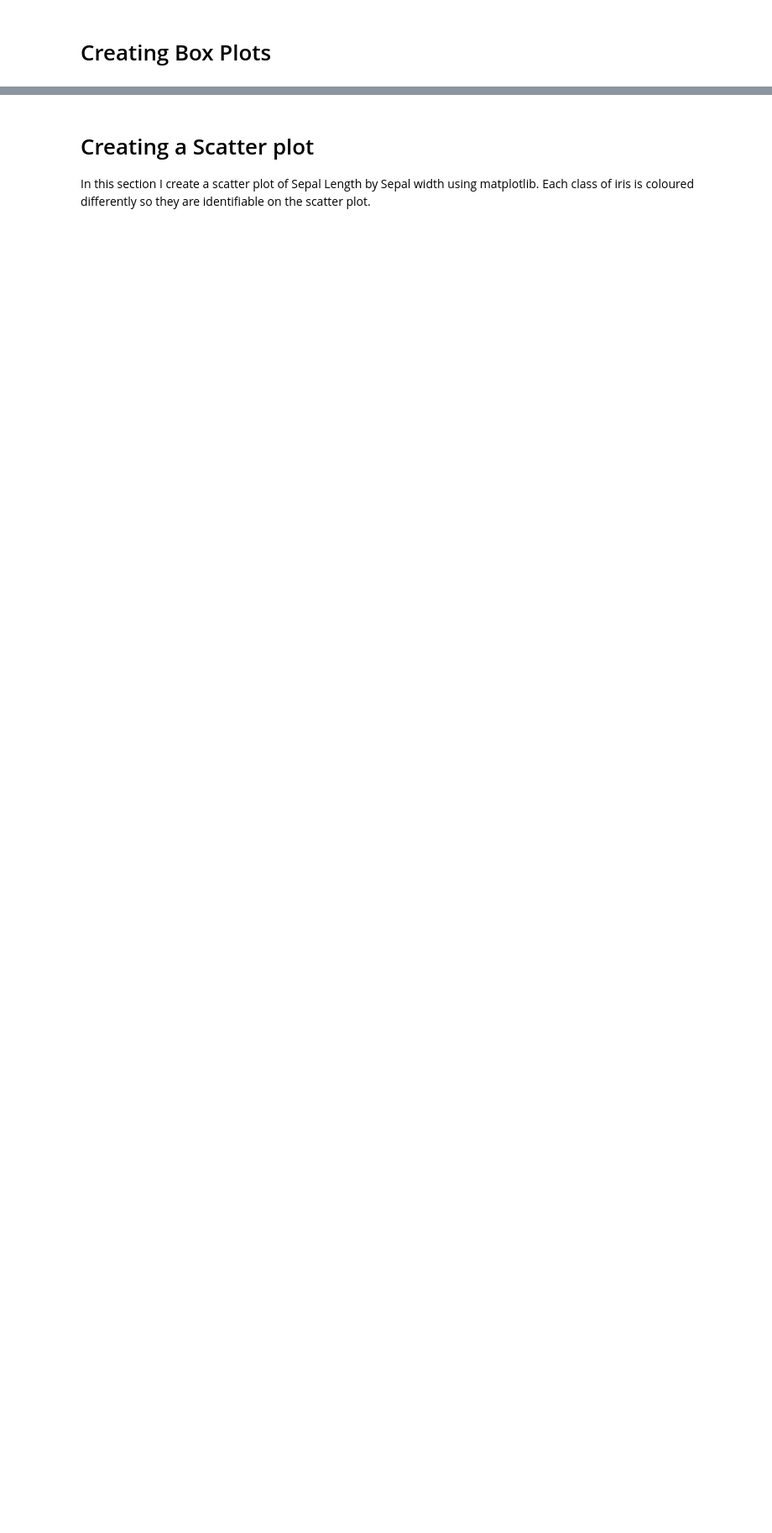
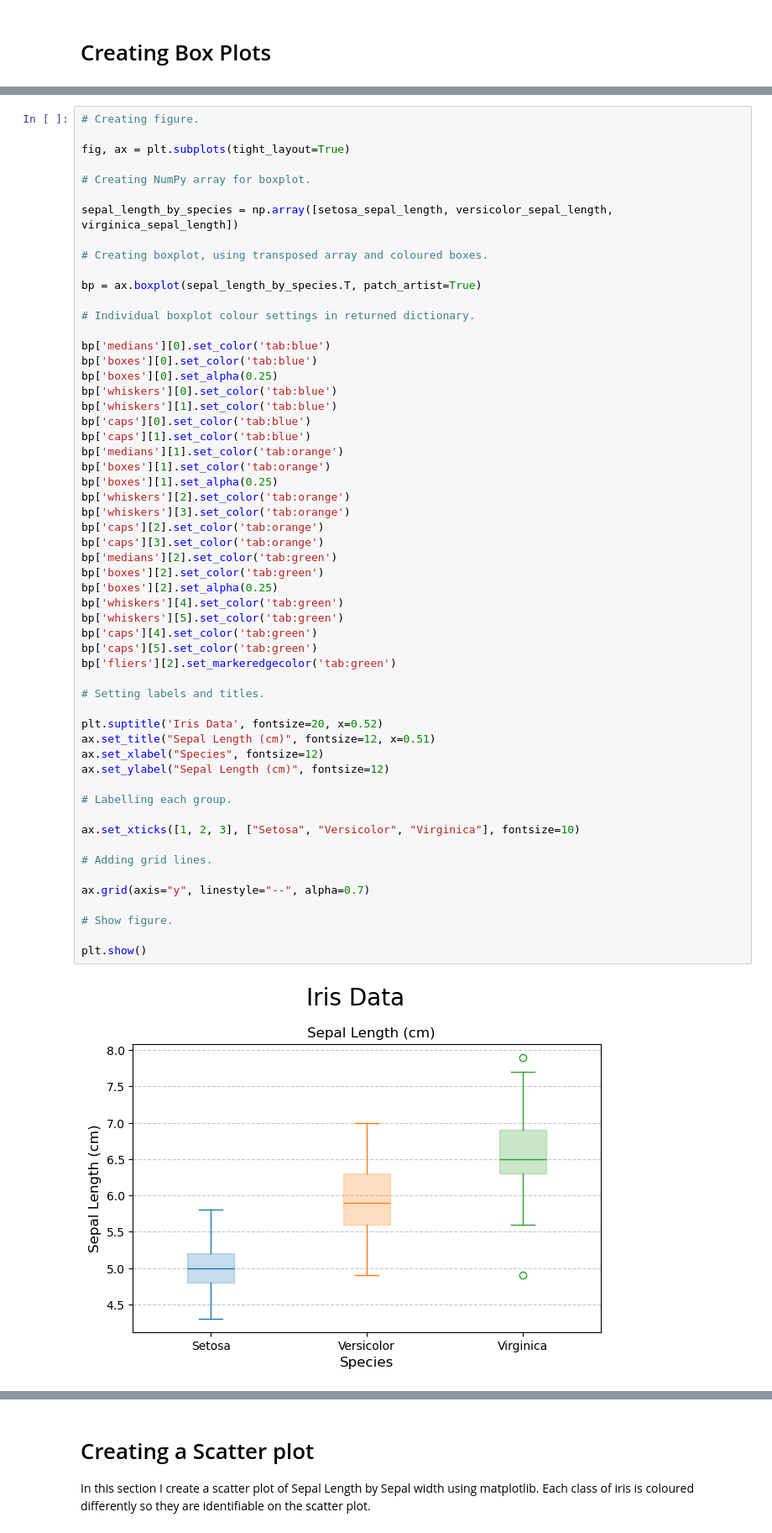
Before and after one commit to CeamanCollins/pands-project, a Jupyter notebook: analysis.ipynb, the cells around one changed output, grey strips where cells are left out. Shown at 84% size. Cells and saved outputs as stored; diff of their text form; blank space fills up the shorter version.

```diff
--- a/analysis.ipynb
+++ b/analysis.ipynb
@@ -261,0 +364,58 @@ plt.show()
+# %%
+# Creating figure.
+
+fig, ax = plt.subplots(tight_layout=True)
+
+# Creating NumPy array for boxplot.
+
+sepal_length_by_species = np.array([setosa_sepal_length, versicolor_sepal_length, virginica_sepal_length])
+
+# Creating boxplot, using transposed array and coloured boxes.
+
+bp = ax.boxplot(sepal_length_by_species.T, patch_artist=True)
+
+# Individual boxplot colour settings in returned dictionary.
+
+bp['medians'][0].set_color('tab:blue')
+bp['boxes'][0].set_color('tab:blue')
+bp['boxes'][0].set_alpha(0.25)
+bp['whiskers'][0].set_color('tab:blue')
+bp['whiskers'][1].set_color('tab:blue')
+bp['caps'][0].set_color('tab:blue')
+bp['caps'][1].set_color('tab:blue')
+bp['medians'][1].set_color('tab:orange')
+bp['boxes'][1].set_color('tab:orange')
+bp['boxes'][1].set_alpha(0.25)
+bp['whiskers'][2].set_color('tab:orange')
+bp['whiskers'][3].set_color('tab:orange')
+bp['caps'][2].set_color('tab:orange')
+bp['caps'][3].set_color('tab:orange')
+bp['medians'][2].set_color('tab:green')
+bp['boxes'][2].set_color('tab:green')
+bp['boxes'][2].set_alpha(0.25)
+bp['whiskers'][4].set_color('tab:green')
+bp['whiskers'][5].set_color('tab:green')
+bp['caps'][4].set_color('tab:green')
+bp['caps'][5].set_color('tab:green')
+bp['fliers'][2].set_markeredgecolor('tab:green')
+
+# Setting labels and titles.
+
+plt.suptitle('Iris Data', fontsize=20, x=0.52)
+ax.set_title("Sepal Length (cm)", fontsize=12, x=0.51)
+ax.set_xlabel("Species", fontsize=12)
+ax.set_ylabel("Sepal Length (cm)", fontsize=12)
+
+# Labelling each group.
+
+ax.set_xticks([1, 2, 3], ["Setosa", "Versicolor", "Virginica"], fontsize=10)
+
+# Adding grid lines.
+
+ax.grid(axis="y", linestyle="--", alpha=0.7)
+
+# Show figure.
+
+plt.show()
+# %% [output]
+[figure, added]
```
Also changed, not shown: parts of 23 cells of this notebook, 1 other file.
